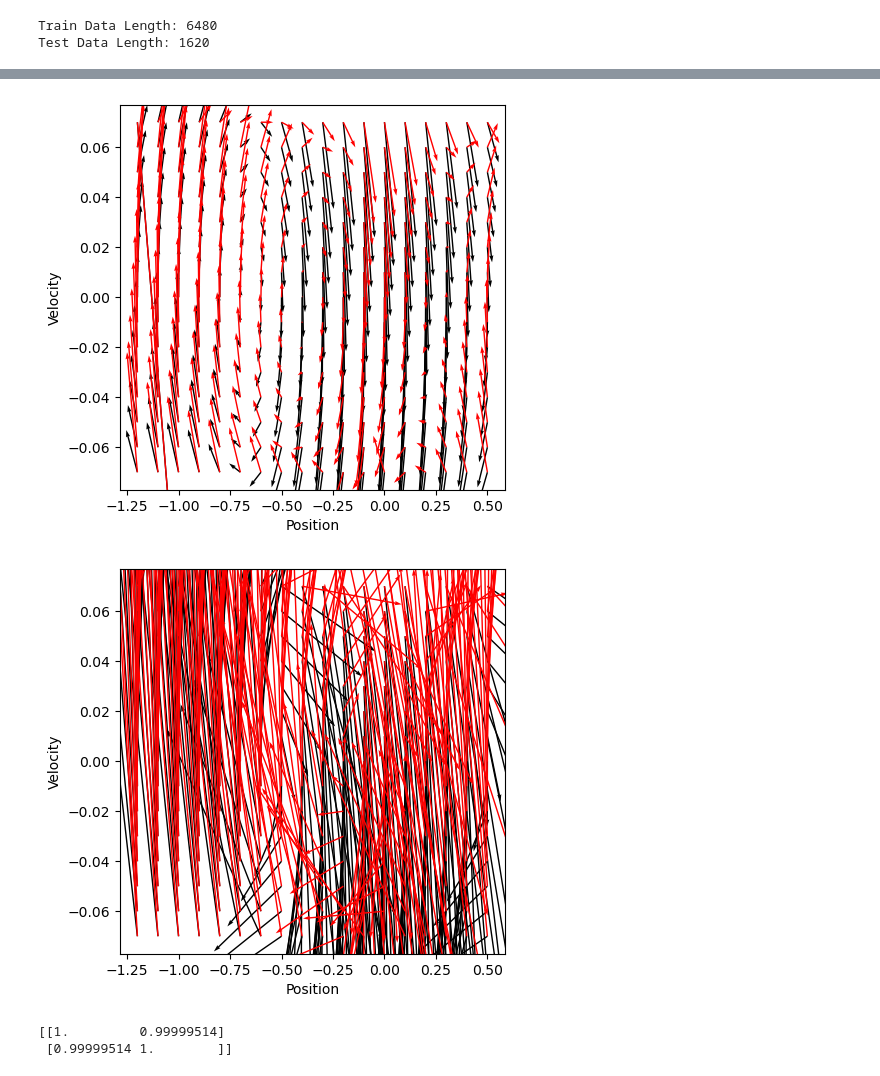
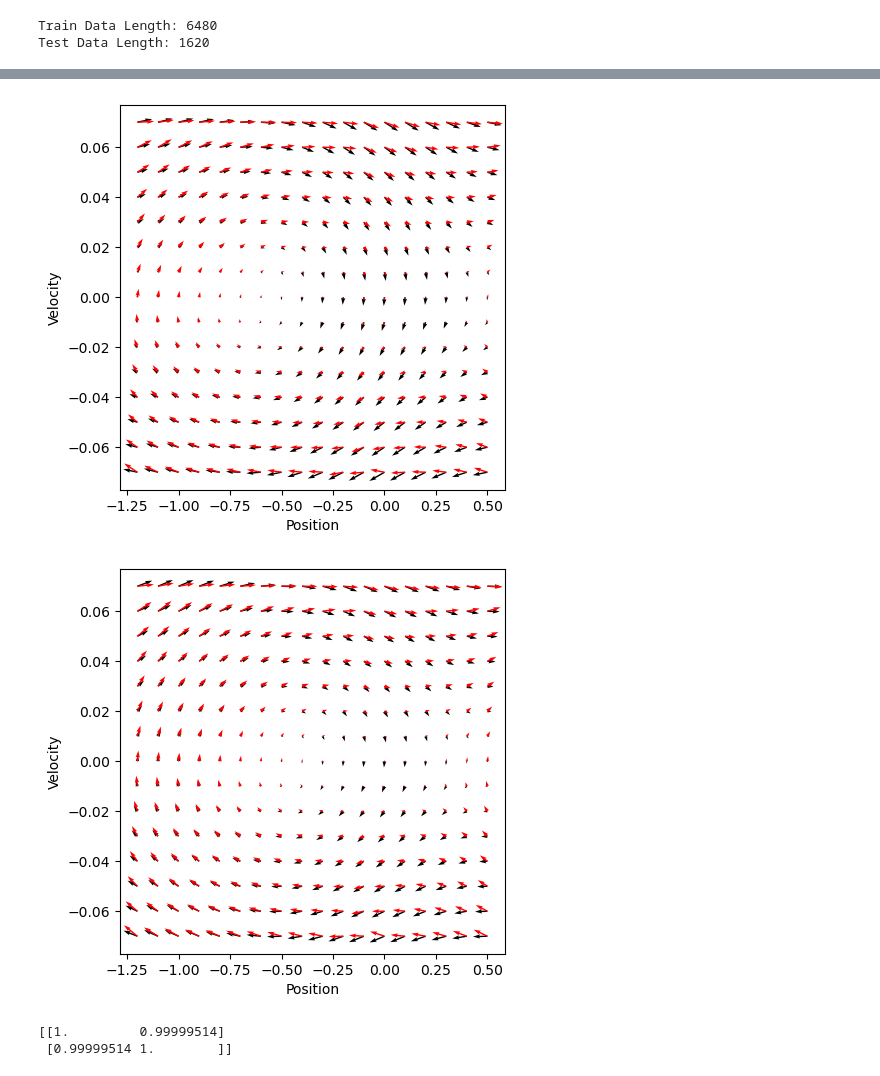
Before and after one commit to codec-lab/LQR_Research, a Jupyter notebook: Proof_Of_Concept/Mountain_Car_State_Action.ipynb, the cells around one changed output, grey strips where cells are left out. Cells and saved outputs as stored; diff of their text form; code cells hidden in the pictures.

```diff
--- a/Proof_Of_Concept/Mountain_Car_State_Action.ipynb
+++ b/Proof_Of_Concept/Mountain_Car_State_Action.ipynb
@@ -164,17 +236,17 @@ def plot_policy(model,action,ax=None):
                 next = next.detach().numpy()
                 #check if norm((nx, nv) - next) is small
                 #assert np.linalg.norm(np.array([nx, nv]) - next) < 0.1
-                if np.linalg.norm(np.array([nx, nv]) - next) > 0.01:
-                     continue
+                # if np.linalg.norm(np.array([nx, nv]) - next) > 0.01:
+                #      continue
                 nx_model, nv_model = next
                 NX_model[j, i] = np.round(nx_model, 5)#nx_model
                 NV_model[j, i] = np.round(nv_model, 5)#nv_model
                 NX[j, i] = np.round(nx, 5)#nx
                 NV[j, i] = np.round(nv, 5)#nv
-    DX = (NX - X)/10
-    DV = (NV - V)/10
-    DX_model = (NX_model - X)/10
-    DV_model = (NV_model - V)/10
+    DX = (NX - X)
+    DV = (NV - V)
+    DX_model = (NX_model - X)
+    DV_model = (NV_model - V)
 
     #q = ax.quiver(X, V, DX/(DX.max() - DX.min()), DV/(DV.max() - DV.min()))
     #q_model = ax.quiver(X, V, DX_model/(DX_model.max() - DX_model.min()), DV_model/(DV_model.max() - DV_model.min()), color='red')
@@ -183,8 +255,8 @@ def plot_policy(model,action,ax=None):
     total_dx_min = np.min([DX.min(), DX_model.min()])
     total_dy_max = np.max([DV.max(), DV_model.max()])
     total_dy_min = np.min([DV.min(), DV_model.min()])
-    q = ax.quiver(X, V, DX/(total_dx_max - total_dx_min), DV/(total_dy_max - total_dy_min),angles='xy' ,scale_units='xy', scale=1)
-    q_model = ax.quiver(X, V, DX_model/(total_dx_max - total_dx_min), DV_model/(total_dy_max - total_dy_min), color='red', angles='xy' ,scale_units='xy', scale=1)
+    q = ax.quiver(X, V, DX, DV,angles='xy' ,scale_units='xy', scale=1)
+    q_model = ax.quiver(X, V, DX_model, DV_model, color='red', angles='xy' ,scale_units='xy', scale=1)
     ax.set_box_aspect(1)
     ax.set_xlabel('Position')
     ax.set_ylabel('Velocity')
@@ -197,5 +269,5 @@ plot_policy(model,1)
-[figure, old version]
+[figure, new version]
-[figure, old version]
+[figure, new version]
 # %%
 # #plot true position compared to model position prediction
 
```
Also changed, not shown: parts of 2 cells of this notebook, 3 other files.
